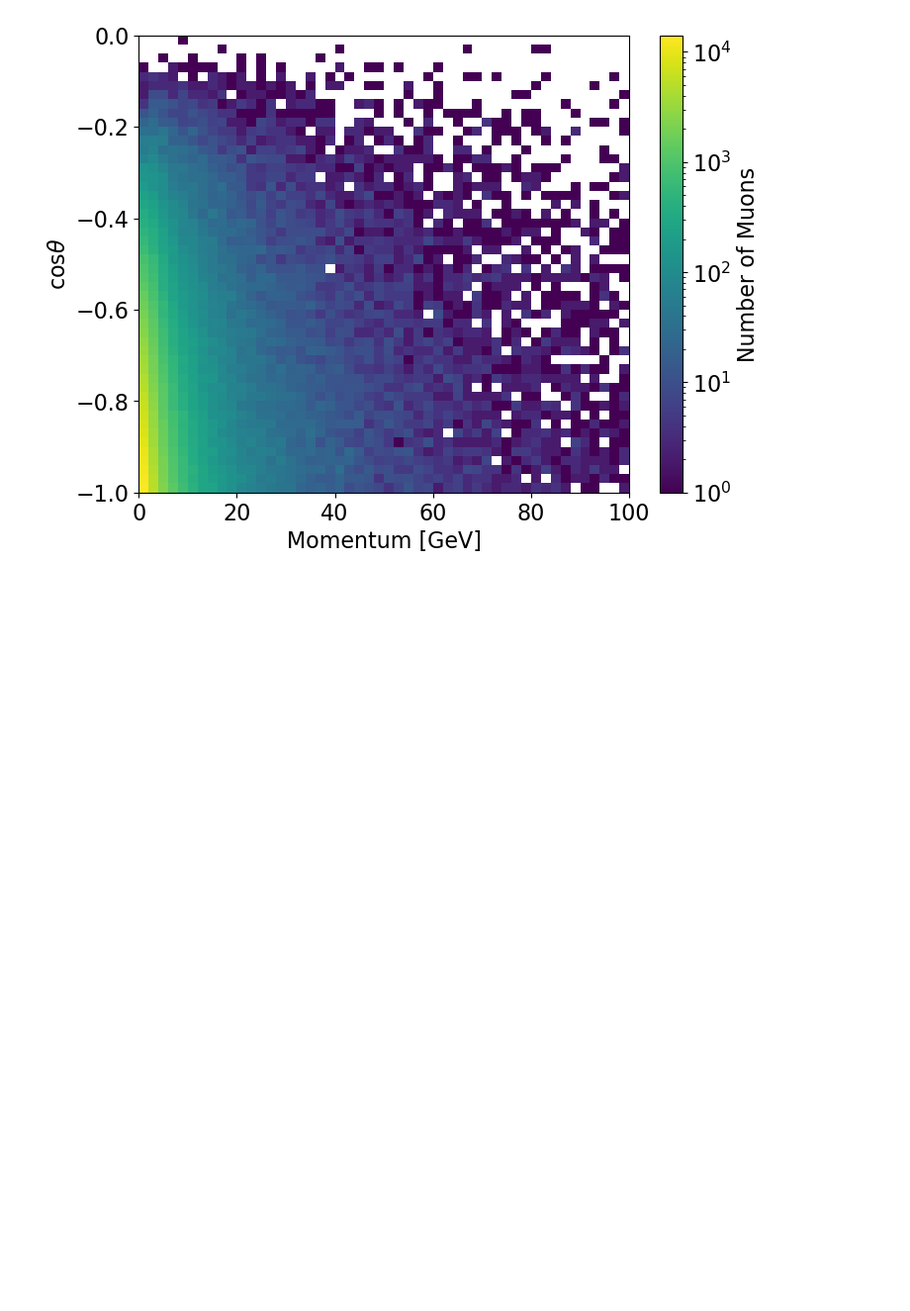
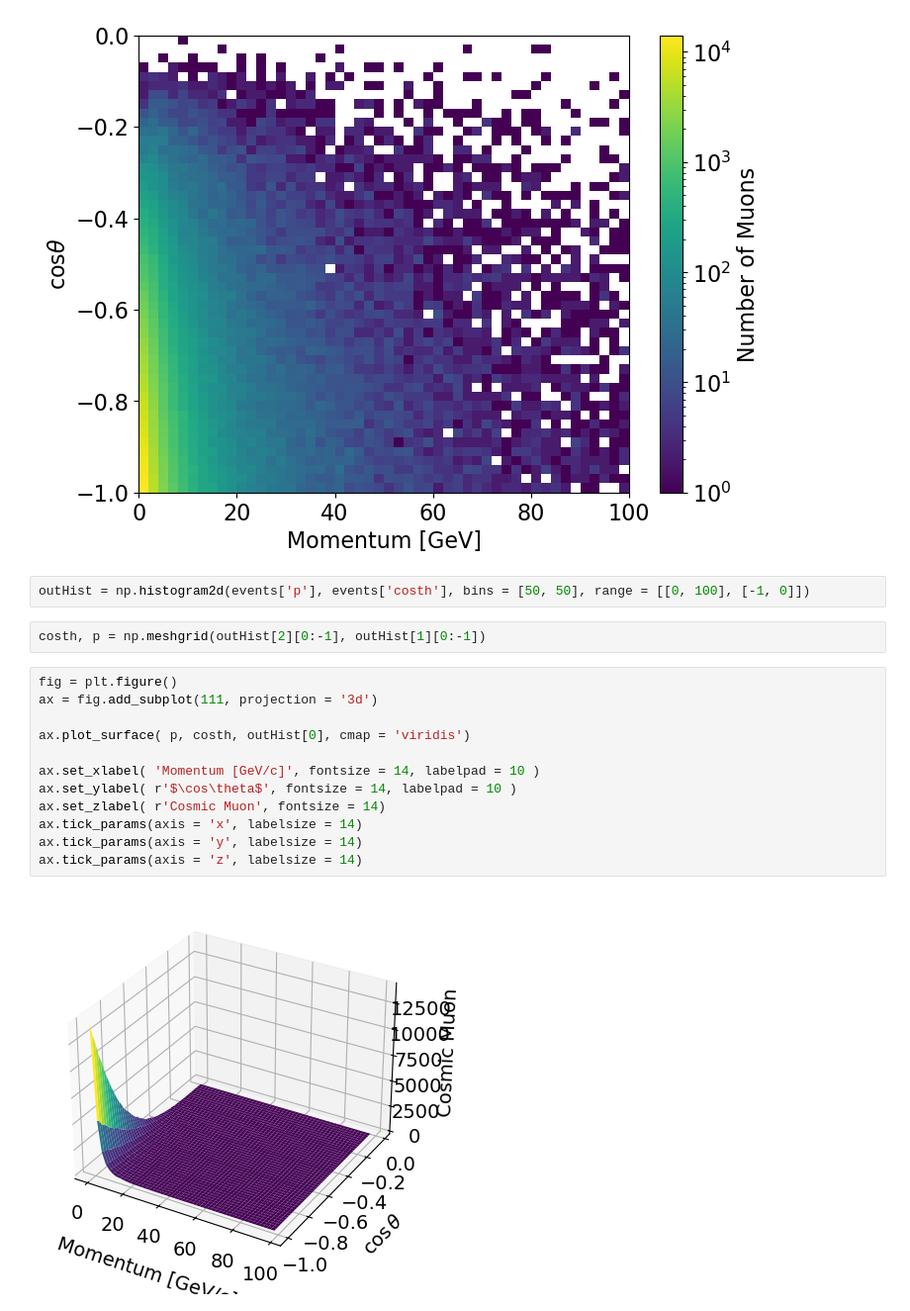
Before and after one commit to yuntsebaryon/SNeNDSens, a Jupyter notebook: Validation/gen/checkCosmics.ipynb, the cells around one changed output. Shown at 99% size. Saved outputs shown, nothing was run; the diff lists cells and outputs as text; blank space fills up the shorter version.

Commit message:
more validating plots

```diff
--- a/Validation/gen/checkCosmics.ipynb
+++ b/Validation/gen/checkCosmics.ipynb
@@ -117,3 +118,21 @@ cbar.ax.tick_params( labelsize = fonts)     # ticks (numbers)
 cbar.set_label("Number of Muons", fontsize = fonts)
 # %% [output]
 [figure]
+# %%
+outHist = np.histogram2d(events['p'], events['costh'], bins = [50, 50], range = [[0, 100], [-1, 0]])
+# %%
+costh, p = np.meshgrid(outHist[2][0:-1], outHist[1][0:-1])
+# %%
+fig = plt.figure()
+ax = fig.add_subplot(111, projection = '3d')
+
+ax.plot_surface( p, costh, outHist[0], cmap = 'viridis')
+
+ax.set_xlabel( 'Momentum [GeV/c]', fontsize = 14, labelpad = 10 )
+ax.set_ylabel( r'$\cos\theta$', fontsize = 14, labelpad = 10 )
+ax.set_zlabel( r'Cosmic Muon', fontsize = 14)
+ax.tick_params(axis = 'x', labelsize = 14)
+ax.tick_params(axis = 'y', labelsize = 14)
+ax.tick_params(axis = 'z', labelsize = 14)
+# %% [output]
+[figure, added]
```
Also changed, not shown: parts of 16 cells of this notebook.
